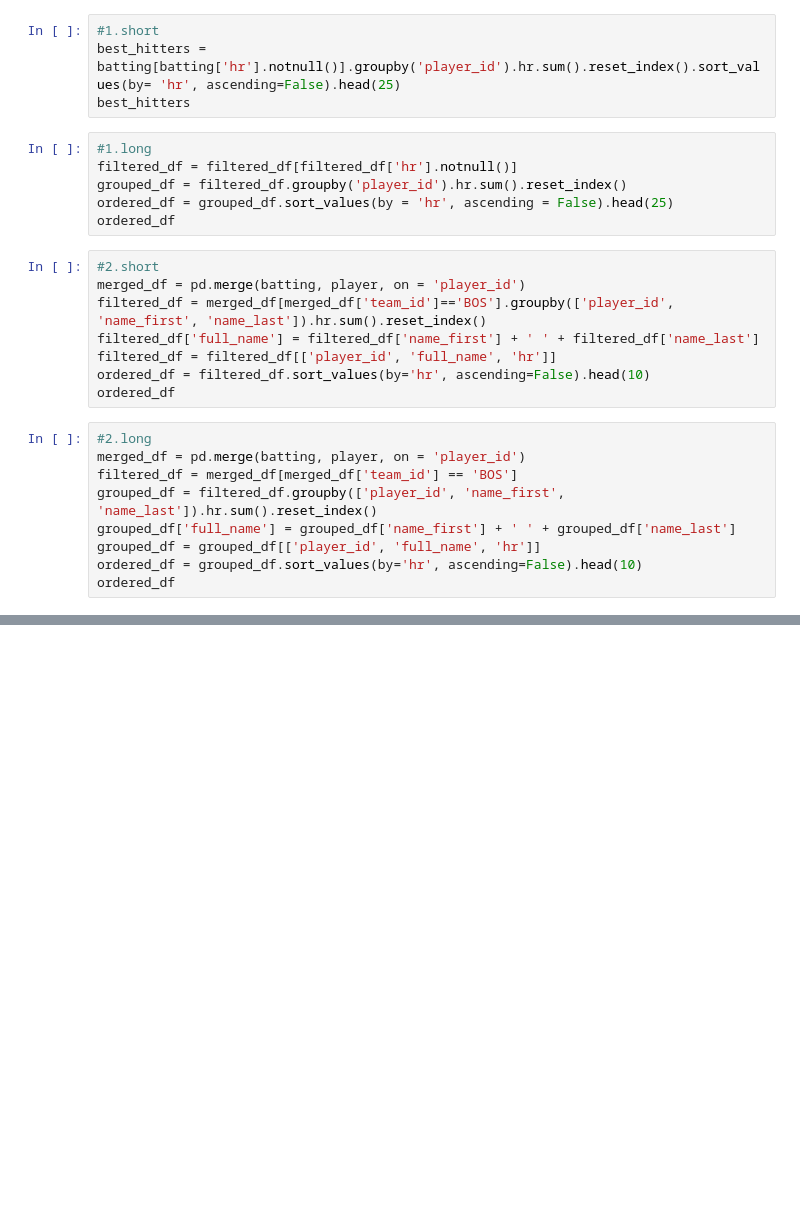
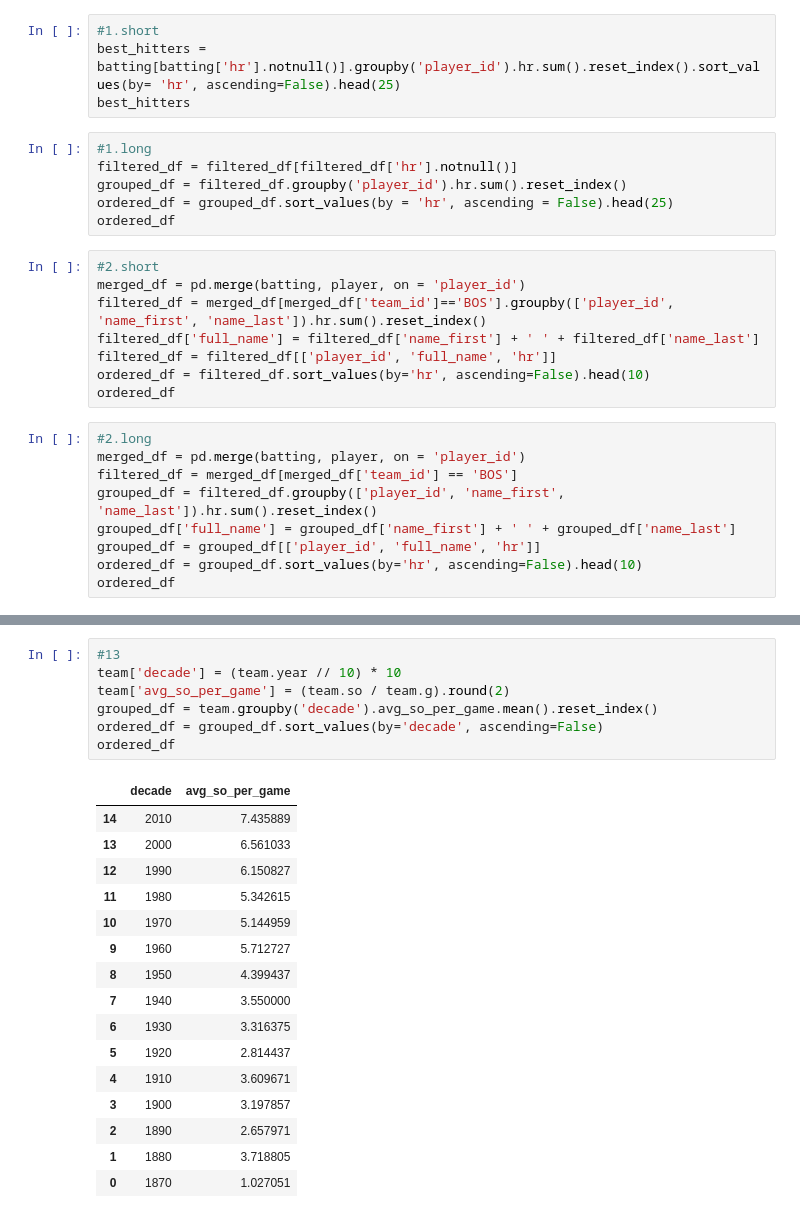
Before and after one commit to andresdr11/_MLB-Database-Analysis_, a Jupyter notebook: Python/PruebasAndres.ipynb, the cells around one changed output, grey strips where cells are left out. Saved outputs shown, nothing was run; the diff lists cells and outputs as text; blank space fills up the shorter version.

```diff
--- a/Python/PruebasAndres.ipynb
+++ b/Python/PruebasAndres.ipynb
@@ -42,0 +150,24 @@ ordered_df
+# %%
+#13
+team['decade'] = (team.year // 10) * 10
+team['avg_so_per_game'] = (team.so / team.g).round(2)
+grouped_df = team.groupby('decade').avg_so_per_game.mean().reset_index()
+ordered_df = grouped_df.sort_values(by='decade', ascending=False)
+ordered_df
+# %% [output]
+|  | decade | avg_so_per_game |
+| 14 | 2010 | 7.435889 |
+| 13 | 2000 | 6.561033 |
+| 12 | 1990 | 6.150827 |
+| 11 | 1980 | 5.342615 |
+| 10 | 1970 | 5.144959 |
+| 9 | 1960 | 5.712727 |
+| 8 | 1950 | 4.399437 |
+| 7 | 1940 | 3.550000 |
+| 6 | 1930 | 3.316375 |
+| 5 | 1920 | 2.814437 |
+| 4 | 1910 | 3.609671 |
+| 3 | 1900 | 3.197857 |
+| 2 | 1890 | 2.657971 |
+| 1 | 1880 | 3.718805 |
+| 0 | 1870 | 1.027051 |
```
Also changed, not shown: parts of 8 cells of this notebook.
